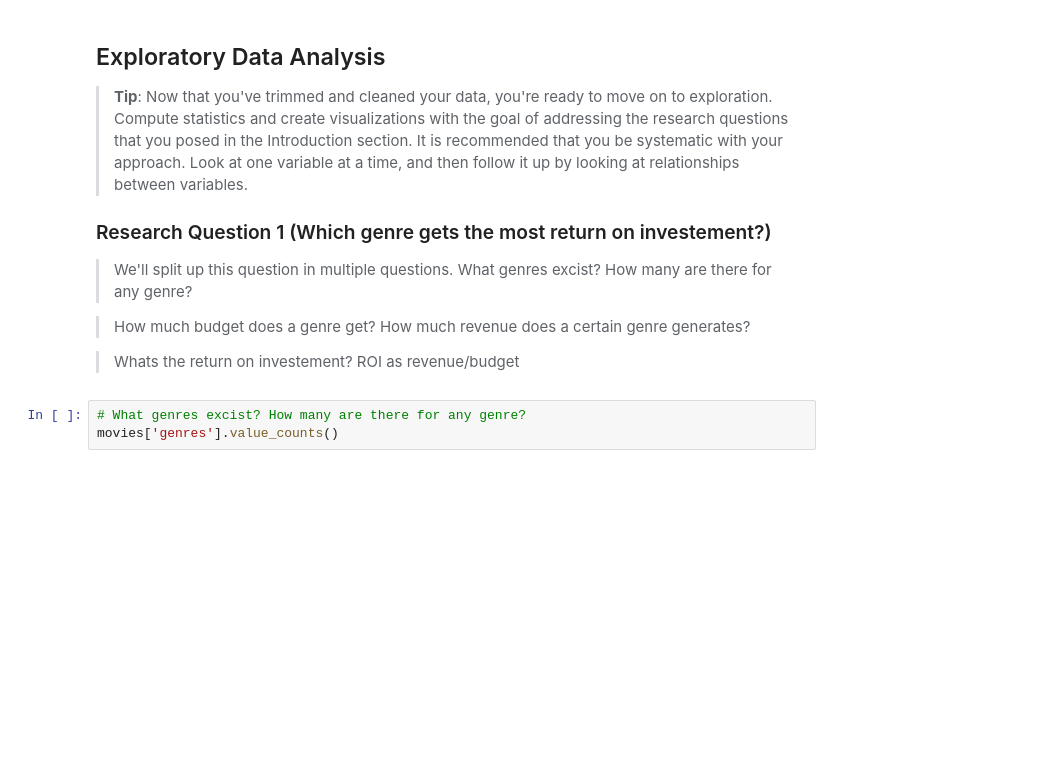
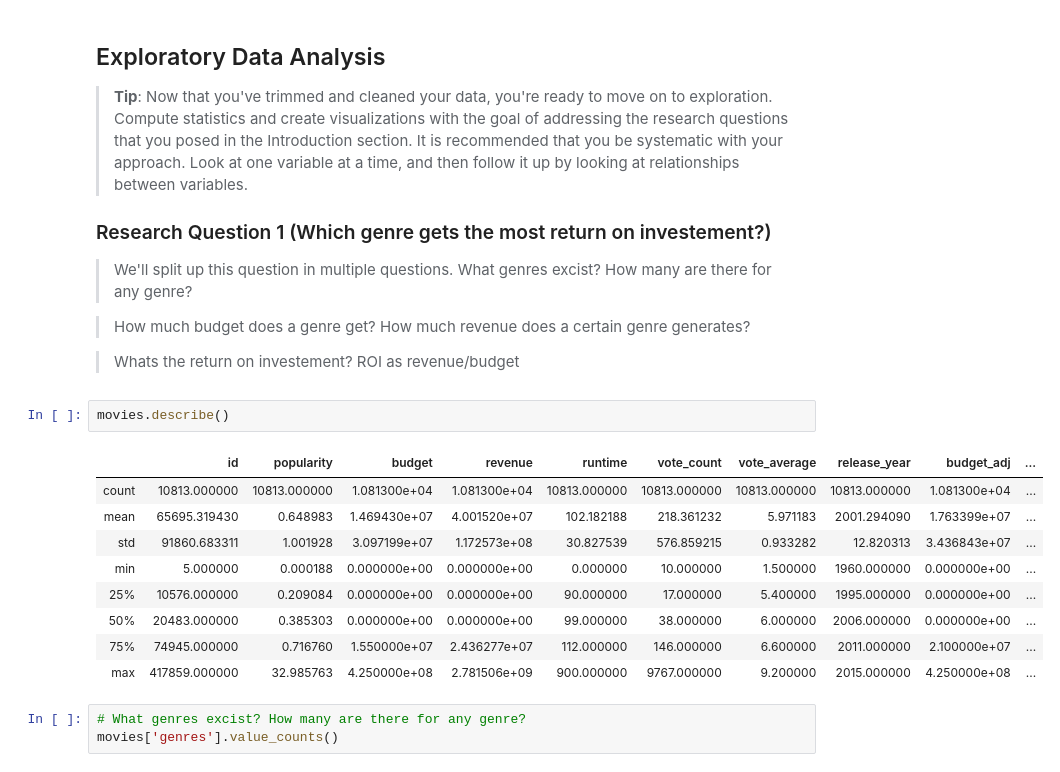
Before and after one commit to toonseghers/assignment2_data_analyst, a Jupyter notebook: Assignment 2- Jupyter Notebook.ipynb, the cells around one changed output. Drawn from its saved outputs; the diff is of its cells as text; blank space fills up the shorter version.

```diff
--- a/Assignment 2- Jupyter Notebook.ipynb
+++ b/Assignment 2- Jupyter Notebook.ipynb
@@ -261,6 +261,18 @@ What genres excist? How many are there for any genre?
 > How much budget does a genre get? How much revenue does a certain genre generates?
 
 > Whats the return on investement? ROI as revenue/budget
+# %%
+movies.describe()
+# %% [output]
+|  | id | popularity | budget | revenue | runtime | vote_count | vote_average | release_year | budget_adj | ... |
+| count | 10813.000000 | 10813.000000 | 1.081300e+04 | 1.081300e+04 | 10813.000000 | 10813.000000 | 10813.000000 | 10813.000000 | 1.081300e+04 | ... |
+| mean | 65695.319430 | 0.648983 | 1.469430e+07 | 4.001520e+07 | 102.182188 | 218.361232 | 5.971183 | 2001.294090 | 1.763399e+07 | ... |
+| std | 91860.683311 | 1.001928 | 3.097199e+07 | 1.172573e+08 | 30.827539 | 576.859215 | 0.933282 | 12.820313 | 3.436843e+07 | ... |
+| min | 5.000000 | 0.000188 | 0.000000e+00 | 0.000000e+00 | 0.000000 | 10.000000 | 1.500000 | 1960.000000 | 0.000000e+00 | ... |
+| 25% | 10576.000000 | 0.209084 | 0.000000e+00 | 0.000000e+00 | 90.000000 | 17.000000 | 5.400000 | 1995.000000 | 0.000000e+00 | ... |
+| 50% | 20483.000000 | 0.385303 | 0.000000e+00 | 0.000000e+00 | 99.000000 | 38.000000 | 6.000000 | 2006.000000 | 0.000000e+00 | ... |
+| 75% | 74945.000000 | 0.716760 | 1.550000e+07 | 2.436277e+07 | 112.000000 | 146.000000 | 6.600000 | 2011.000000 | 2.100000e+07 | ... |
+| max | 417859.000000 | 32.985763 | 4.250000e+08 | 2.781506e+09 | 900.000000 | 9767.000000 | 9.200000 | 2015.000000 | 4.250000e+08 | ... |
 # %%
 # What genres excist? How many are there for any genre?
 movies['genres'].value_counts()
```
Also changed, not shown: parts of 10 cells of this notebook.
